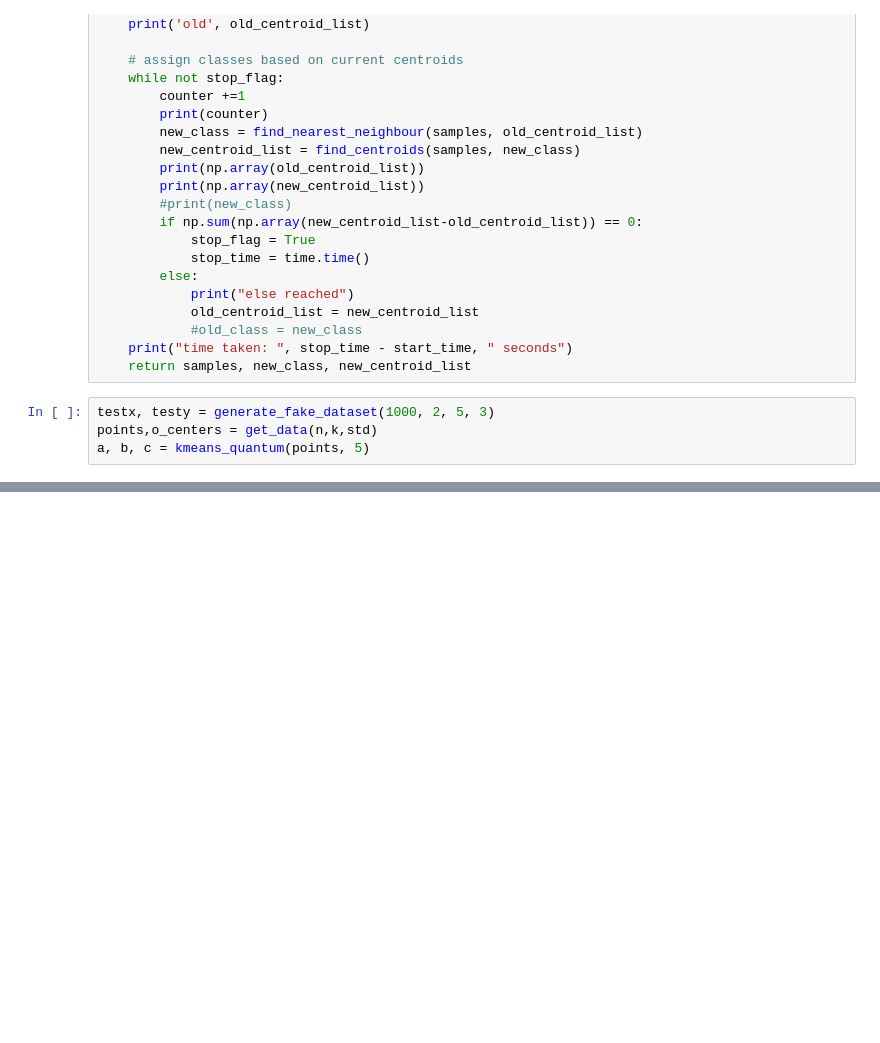
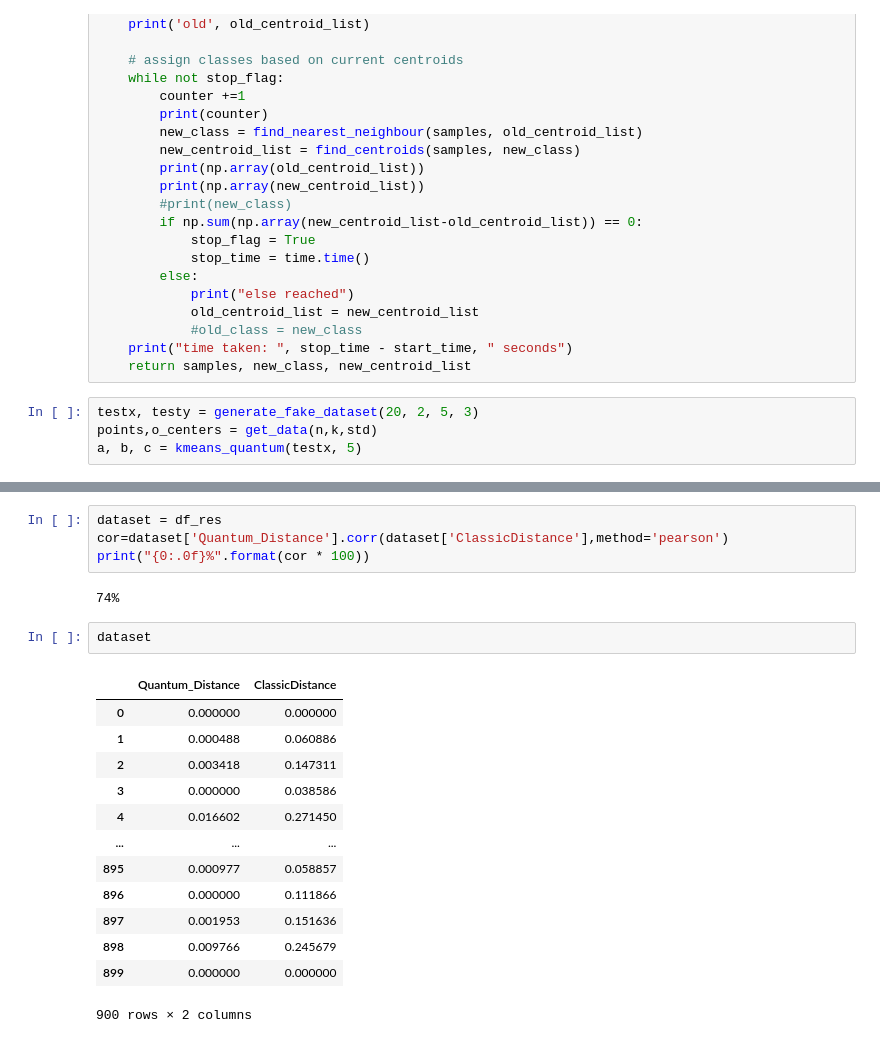
Before and after one commit to mileswang97/es170milestomoka, a Jupyter notebook: tomoka.ipynb, the cells around one changed output, grey strips where cells are left out. Drawn from its saved outputs; the diff is of its cells as text; blank space fills up the shorter version.

Commit message:
quantum testing

```diff
--- a/tomoka.ipynb
+++ b/tomoka.ipynb
@@ -186,7 +218,7 @@ def kmeans_quantum(samples, class_num):
     print("time taken: ", stop_time - start_time, " seconds")
     return samples, new_class, new_centroid_list
 # %%
-testx, testy = generate_fake_dataset(1000, 2, 5, 3)
+testx, testy = generate_fake_dataset(20, 2, 5, 3)
 points,o_centers = get_data(n,k,std)
-a, b, c = kmeans_quantum(points, 5)
+a, b, c = kmeans_quantum(testx, 5)
 # %% [output]
@@ -242,0 +327,22 @@ for i in range(5):
+# %%
+dataset = df_res
+cor=dataset['Quantum_Distance'].corr(dataset['ClassicDistance'],method='pearson')
+print("{0:.0f}%".format(cor * 100))
+# %% [output]
+74%
+# %%
+dataset
+# %% [output]
+|  | Quantum_Distance | ClassicDistance |
+| 0 | 0.000000 | 0.000000 |
+| 1 | 0.000488 | 0.060886 |
+| 2 | 0.003418 | 0.147311 |
+| 3 | 0.000000 | 0.038586 |
+| 4 | 0.016602 | 0.271450 |
+| ... | ... | ... |
+| 895 | 0.000977 | 0.058857 |
+| 896 | 0.000000 | 0.111866 |
+| 897 | 0.001953 | 0.151636 |
+| 898 | 0.009766 | 0.245679 |
+| 899 | 0.000000 | 0.000000 |
+900 rows × 2 columns
```
Also changed, not shown: parts of 6 cells of this notebook.
